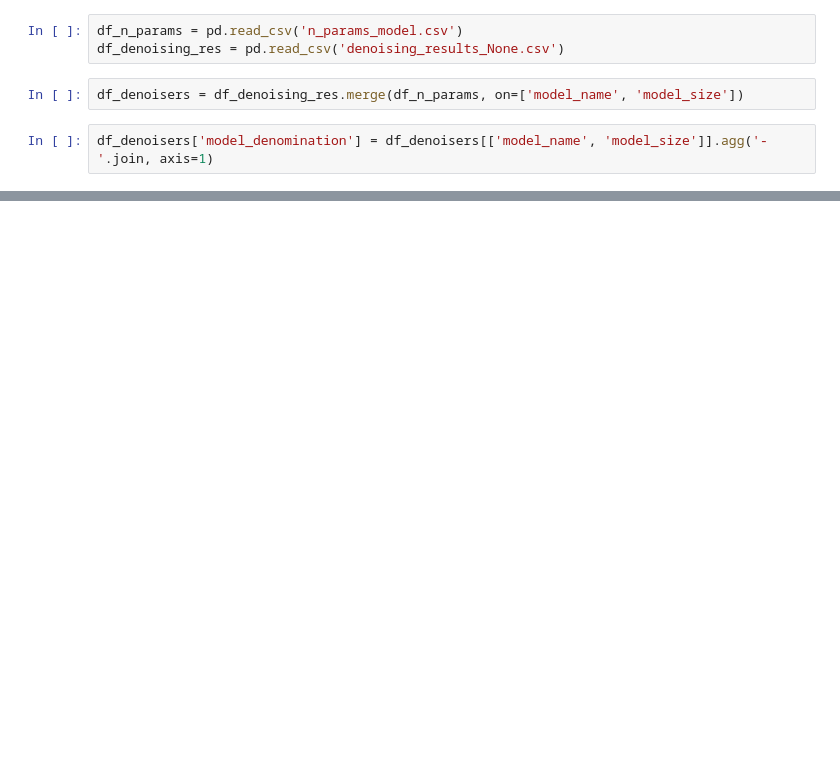
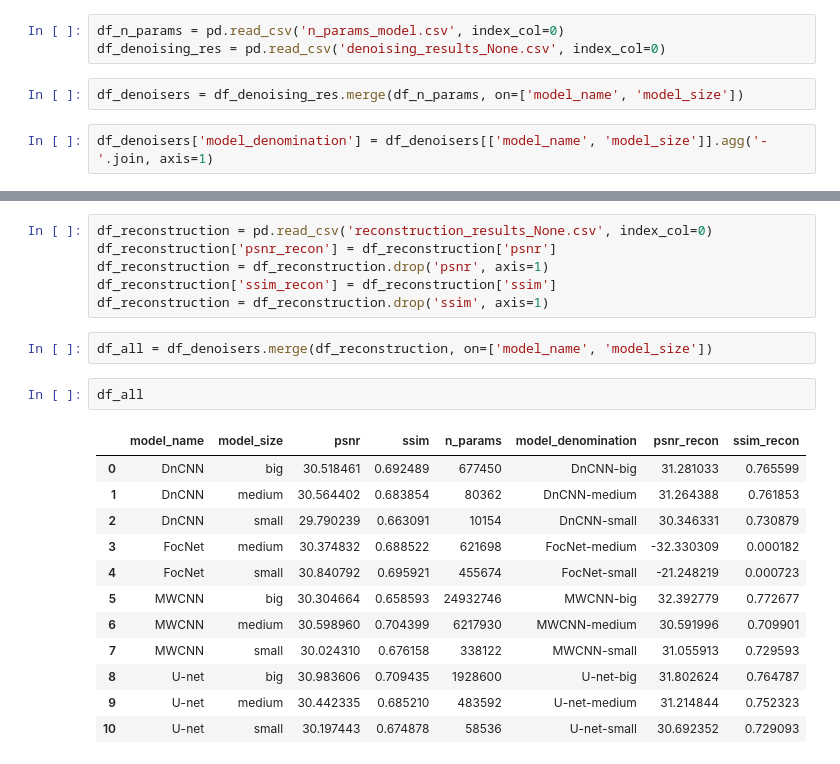
Before and after one commit to zaccharieramzi/fastmri-reproducible-benchmark, a Jupyter notebook: experiments/Figures.ipynb, the cells around one changed output, grey strips where cells are left out. Cells and saved outputs as stored; diff of their text form; blank space fills up the shorter version.

```diff
--- a/experiments/Figures.ipynb
+++ b/experiments/Figures.ipynb
@@ -18,8 +18,8 @@ plt.savefig('updnet_learning_curves.png')
 [interactive output not drawn]
 [interactive output not drawn]
 # %%
-df_n_params = pd.read_csv('n_params_model.csv')
-df_denoising_res = pd.read_csv('denoising_results_None.csv')
+df_n_params = pd.read_csv('n_params_model.csv', index_col=0)
+df_denoising_res = pd.read_csv('denoising_results_None.csv', index_col=0)
 # %%
 df_denoisers = df_denoising_res.merge(df_n_params, on=['model_name', 'model_size'])
 # %%
@@ -42,0 +61,23 @@ for line in range(0, df_denoisers.shape[0]):
+# %%
+df_reconstruction = pd.read_csv('reconstruction_results_None.csv', index_col=0)
+df_reconstruction['psnr_recon'] = df_reconstruction['psnr']
+df_reconstruction = df_reconstruction.drop('psnr', axis=1)
+df_reconstruction['ssim_recon'] = df_reconstruction['ssim']
+df_reconstruction = df_reconstruction.drop('ssim', axis=1)
+# %%
+df_all = df_denoisers.merge(df_reconstruction, on=['model_name', 'model_size'])
+# %%
+df_all
+# %% [output]
+|  | model_name | model_size | psnr | ssim | n_params | model_denomination | psnr_recon | ssim_recon |
+| 0 | DnCNN | big | 30.518461 | 0.692489 | 677450 | DnCNN-big | 31.281033 | 0.765599 |
+| 1 | DnCNN | medium | 30.564402 | 0.683854 | 80362 | DnCNN-medium | 31.264388 | 0.761853 |
+| 2 | DnCNN | small | 29.790239 | 0.663091 | 10154 | DnCNN-small | 30.346331 | 0.730879 |
+| 3 | FocNet | medium | 30.374832 | 0.688522 | 621698 | FocNet-medium | -32.330309 | 0.000182 |
+| 4 | FocNet | small | 30.840792 | 0.695921 | 455674 | FocNet-small | -21.248219 | 0.000723 |
+| 5 | MWCNN | big | 30.304664 | 0.658593 | 24932746 | MWCNN-big | 32.392779 | 0.772677 |
+| 6 | MWCNN | medium | 30.598960 | 0.704399 | 6217930 | MWCNN-medium | 30.591996 | 0.709901 |
+| 7 | MWCNN | small | 30.024310 | 0.676158 | 338122 | MWCNN-small | 31.055913 | 0.729593 |
+| 8 | U-net | big | 30.983606 | 0.709435 | 1928600 | U-net-big | 31.802624 | 0.764787 |
+| 9 | U-net | medium | 30.442335 | 0.685210 | 483592 | U-net-medium | 31.214844 | 0.752323 |
+| 10 | U-net | small | 30.197443 | 0.674878 | 58536 | U-net-small | 30.692352 | 0.729093 |
```
Also changed, not shown: parts of 2 cells of this notebook.
